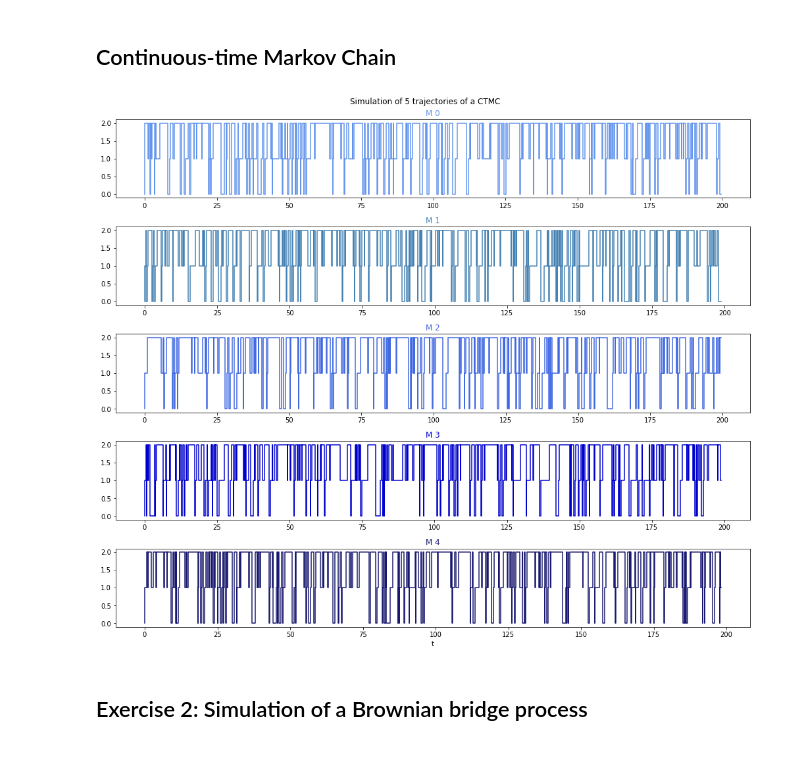
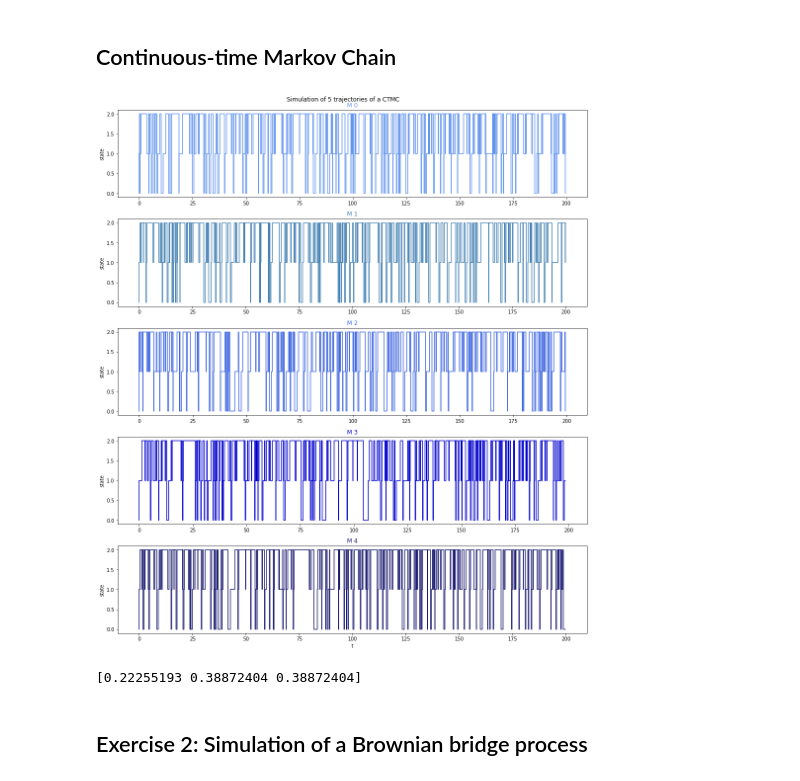
Before and after one commit to glorelvalle/g-mucd, a Jupyter notebook: pe/examen_prueba/examen_PE_2021_01_13/examen_ordinaria_PE_2020_2021_plantilla.ipynb, the cells around one changed output. Drawn from its saved outputs; the diff is of its cells as text; code cells hidden in the pictures.

```diff
--- a/pe/examen_prueba/examen_PE_2021_01_13/examen_ordinaria_PE_2020_2021_plantilla.ipynb
+++ b/pe/examen_prueba/examen_PE_2021_01_13/examen_ordinaria_PE_2020_2021_plantilla.ipynb
@@ -25,27 +25,34 @@ P = np.array([[0. , 1. , 0. ],
 # %%
 # Simulation of a few trajectories
 
 lambda_rate1, lambda_rate2, lambda_rate3 = 2., 1., 3.
 lambda_rates = [lambda_rate1, lambda_rate2, lambda_rate3]
 
 T, M = 5, 5
 t0, t1 = 0., 200.
 
 arrival_times_CTMC, trajectories_CTMC = pe.simulate_continuous_time_Markov_Chain(P, lambda_rates, 0, M, t0, t1)
 
-fig, ax = plt.subplots(M, 1, figsize=(14, 12), )
+fig, ax = plt.subplots(M, 1, figsize=(14, 16))
 plt.suptitle(f'Simulation of {M} trajectories of a CTMC')
 plt.xlabel('t')
 colors=['cornflowerblue', 'steelblue', 'royalblue', 'mediumblue', 'midnightblue']
 
 for m, c in enumerate(colors):
     ax[m].set_title('M {}'.format(m), color=c)
+    ax[m].set_ylabel('state')
     ax[m].step(arrival_times_CTMC[m], trajectories_CTMC[m], c)
+
 fig.tight_layout()
 # %% [output]
-[figure, old version]
+[figure, new version]
 # %%
 # Stationary distribution of the jump process from a single trajectory
+_, total = np.unique(trajectories_CTMC[0], return_counts=True)
+total = total/np.sum(total)
+print(total)
+# %% [output]
+[0.22255193 0.38872404 0.38872404]
 # %%
 # Stationary distribution of the CTMC from a single trajectory
 # %%
```
